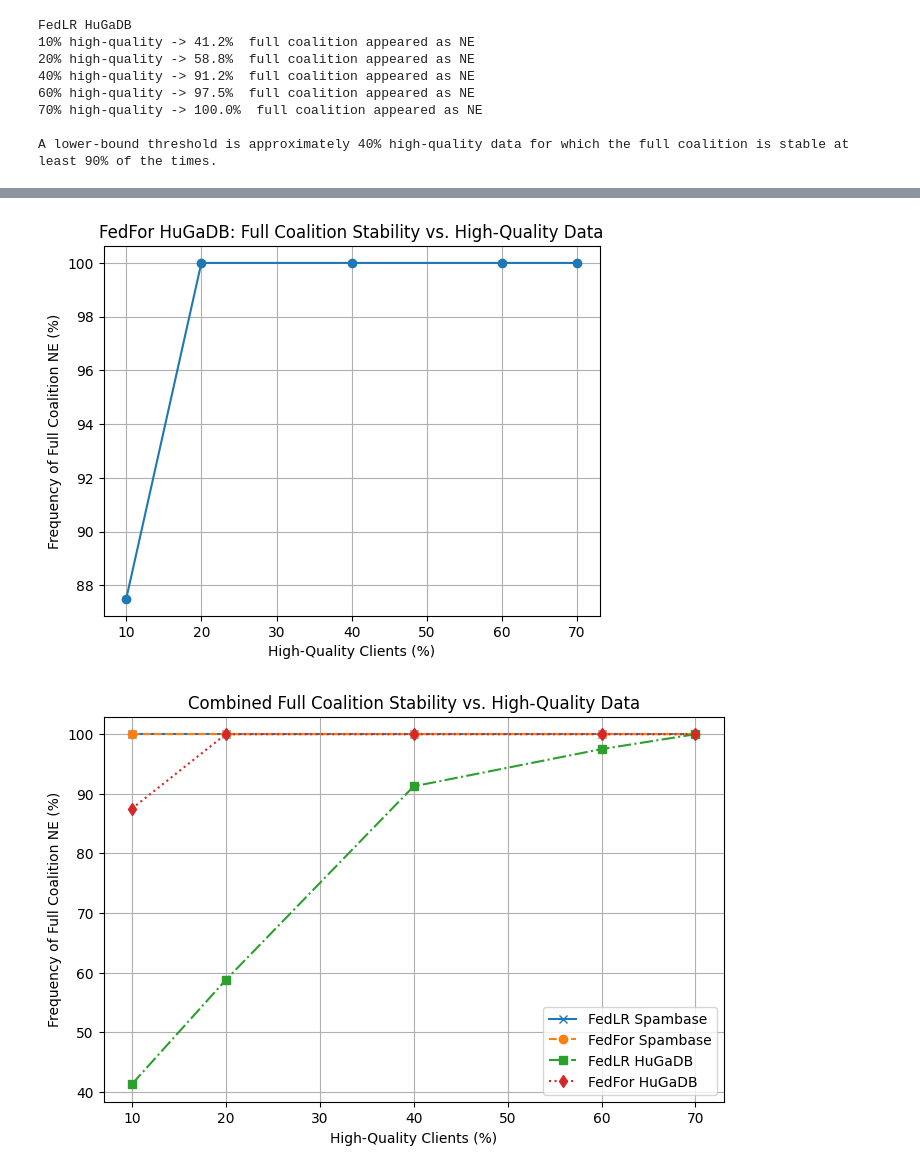
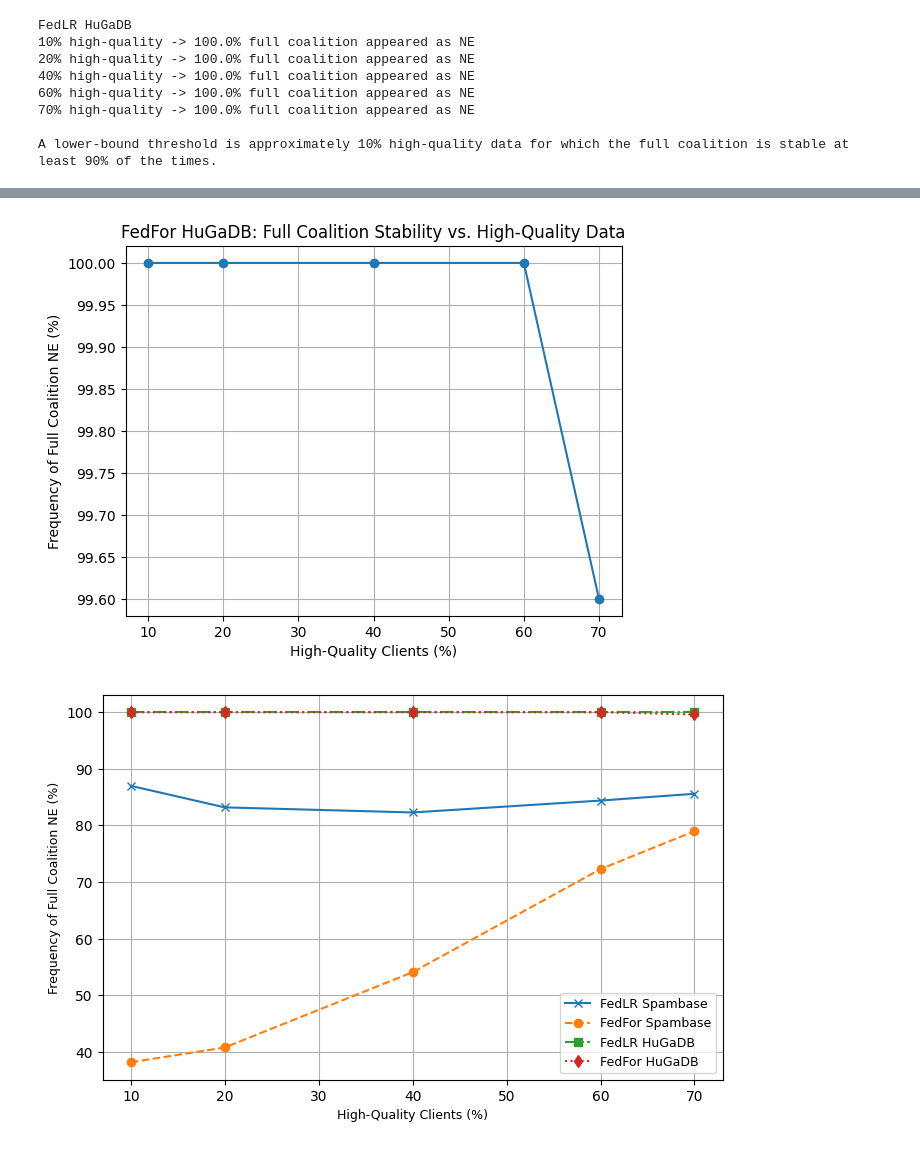
Before and after one commit to abbaszal/Thesis_Projects, a Jupyter notebook: src/Finding lower bound.ipynb, the cells around one changed output, grey strips where cells are left out. Drawn from its saved outputs; the diff is of its cells as text; code cells hidden in the pictures.

```diff
--- a/src/Finding lower bound.ipynb
+++ b/src/Finding lower bound.ipynb
@@ -1,64 +1,58 @@
 # %%
 import pandas as pd
 import matplotlib.pyplot as plt
-
 
 conditions = ['3 Low-Quality Clients', '4 Low-Quality Clients',
               '6 Low-Quality Clients', '8 Low-Quality Clients',
               '9 Low-Quality Clients']
 
+def process_file(file_path, total_runs, label, sep):
 
-def process_file(file_path, total_runs, label):
-    df = pd.read_csv(file_path)
+    df = pd.read_csv(file_path, sep=sep)
 
     full_coalition_value = 1111111111
-    # Calculate high-quality percentage for each condition
-    high_quality_pct = {cond: (10 - int(cond.split()[0]))/10*100 for cond in conditions}
 
+    high_quality_pct = {cond: (10 - int(cond.split()[0])) / 10 * 100 for cond in conditions}
 
     stability_results = {}
     for cond in conditions:
-        full_coalition_count = df.loc[df['Nash Equilibrium'] == full_coalition_value, cond].iloc[0]
+        try:
+            full_coalition_count = df.loc[df['Nash Equilibrium'] == full_coalition_value, cond].iloc[0]
+        except KeyError as e:
+            print(f"Key error: {e}. Available columns: {df.columns.tolist()}")
+            raise
         stability_fraction = full_coalition_count / total_runs if total_runs > 0 else None
         stability_results[high_quality_pct[cond]] = stability_fraction
 
-
     sorted_results = dict(sorted(stability_results.items()))
-
 
     print(f"\n{label}")
     for hq, frac in sorted_results.items():
-        print(f"{hq:.0f}% high-quality -> {frac*100:.1f}%  full coalition appeared as NE")
-
-
+        print(f"{hq:.0f}% high-quality -> {frac * 100:.1f}% full coalition appeared as NE")
 
     x = list(sorted_results.keys())
     y = [v * 100 for v in sorted_results.values()]
 
     target_stability = 90  # target in percent
-    eligible = [hq for hq, stability in sorted_results.items() if stability*100 >= target_stability]
+    eligible = [hq for hq, stability in sorted_results.items() if stability * 100 >= target_stability]
     if eligible:
         threshold = min(eligible)
         print(f"\nA lower-bound threshold is approximately {threshold:.0f}% high-quality data "
-            f"for which the full coalition is stable at least {target_stability}% of the times.")
-
+              f"for which the full coalition is stable at least {target_stability}% of the times.")
 
     return x, y
 
-
 experiments = [
-    { "file": "/.../results/plots/FedLR_Spambase_With_LQC2.csv", "total_runs": 20, "label": "FedLR Spambase" },
-    { "file": "/.../results/plots/FedFor_Spambase_With_LQC.csv", "total_runs": 20, "label": "FedFor Spambase" },
-    { "file": "/.../results/plots/FedLR_HuGaDB_With_LQC.csv", "total_runs": 80, "label": "FedLR HuGaDB" },
-    { "file": "/.../results/plots/FedFor_HuGaDB_With_LQC.csv", "total_runs": 40, "label": "FedFor HuGaDB" }
+    { "file": ".../results/plots/fedlr_spambase_lqc_1000.csv", "total_runs": 1000, "label": "FedLR Spambase", "sep": "," },
+    { "file": ".../results/plots/fedfor_spambase_lqc_1000.csv", "total_runs": 1000, "label": "FedFor Spambase", "sep": "," },
+    { "file": ".../results/plots/fedlr_huga_lqc_1000.csv", "total_runs": 1000, "label": "FedLR HuGaDB", "sep": ";" },
+    { "file": ".../results/plots/fedfor_huga_lqc_1000.csv", "total_runs": 1000, "label": "FedFor HuGaDB", "sep": ";" }
 ]
-
 
 combined_data = []
 
-
 for exp in experiments:
-    x, y = process_file(exp["file"], exp["total_runs"], exp["label"])
+    x, y = process_file(exp["file"], exp["total_runs"], exp["label"], exp["sep"])
     combined_data.append((x, y, exp["label"]))
 
     plt.figure()
@@ -69,20 +63,18 @@ for exp in experiments:
     plt.grid(True)
     plt.show()
 
-
 plt.figure(figsize=(8, 5))
-markers = ['x','o','s','d', '*','v', '^', '<', '>','h', 'D']
+markers = ['x', 'o', 's', 'd', '*', 'v', '^', '<', '>', 'h', 'D']
 linestyles = ['-', '--', '-.', ':']
 
 for i, ((x, y, label), marker) in enumerate(zip(combined_data, markers)):
     ls = linestyles[i % len(linestyles)]
     plt.plot(x, y, marker=marker, linestyle=ls, label=label)
 
-plt.xlabel("High-Quality Clients (%)")
-plt.ylabel("Frequency of Full Coalition NE (%)")
-plt.title("Combined Full Coalition Stability vs. High-Quality Data")
+plt.xlabel("High-Quality Clients (%)", fontsize=9)
+plt.ylabel("Frequency of Full Coalition NE (%)", fontsize=9)
 plt.grid(True)
-plt.legend()
+plt.legend(fontsize=9)
 plt.show()
 # %% [output]
 FedLR Spambase
@@ -106,8 +94,8 @@ A lower-bound threshold is approximately 10% high-quality data for which the ful
 FedLR HuGaDB
-10% high-quality -> 41.2%  full coalition appeared as NE
-20% high-quality -> 58.8%  full coalition appeared as NE
-40% high-quality -> 91.2%  full coalition appeared as NE
-60% high-quality -> 97.5%  full coalition appeared as NE
-70% high-quality -> 100.0%  full coalition appeared as NE
+10% high-quality -> 100.0% full coalition appeared as NE
+20% high-quality -> 100.0% full coalition appeared as NE
+40% high-quality -> 100.0% full coalition appeared as NE
+60% high-quality -> 100.0% full coalition appeared as NE
+70% high-quality -> 100.0% full coalition appeared as NE
 
-A lower-bound threshold is approximately 40% high-quality data for which the full coalition is stable at least 90% of the times.
+A lower-bound threshold is approximately 10% high-quality data for which the full coalition is stable at least 90% of the times.
@@ -123,2 +111,2 @@ A lower-bound threshold is approximately 20% high-quality data for which the ful
-[figure, old version]
+[figure, new version]
-[figure, old version]
+[figure, new version]
```
Also changed, not shown: parts of 1 cell of this notebook, 1 other file.
